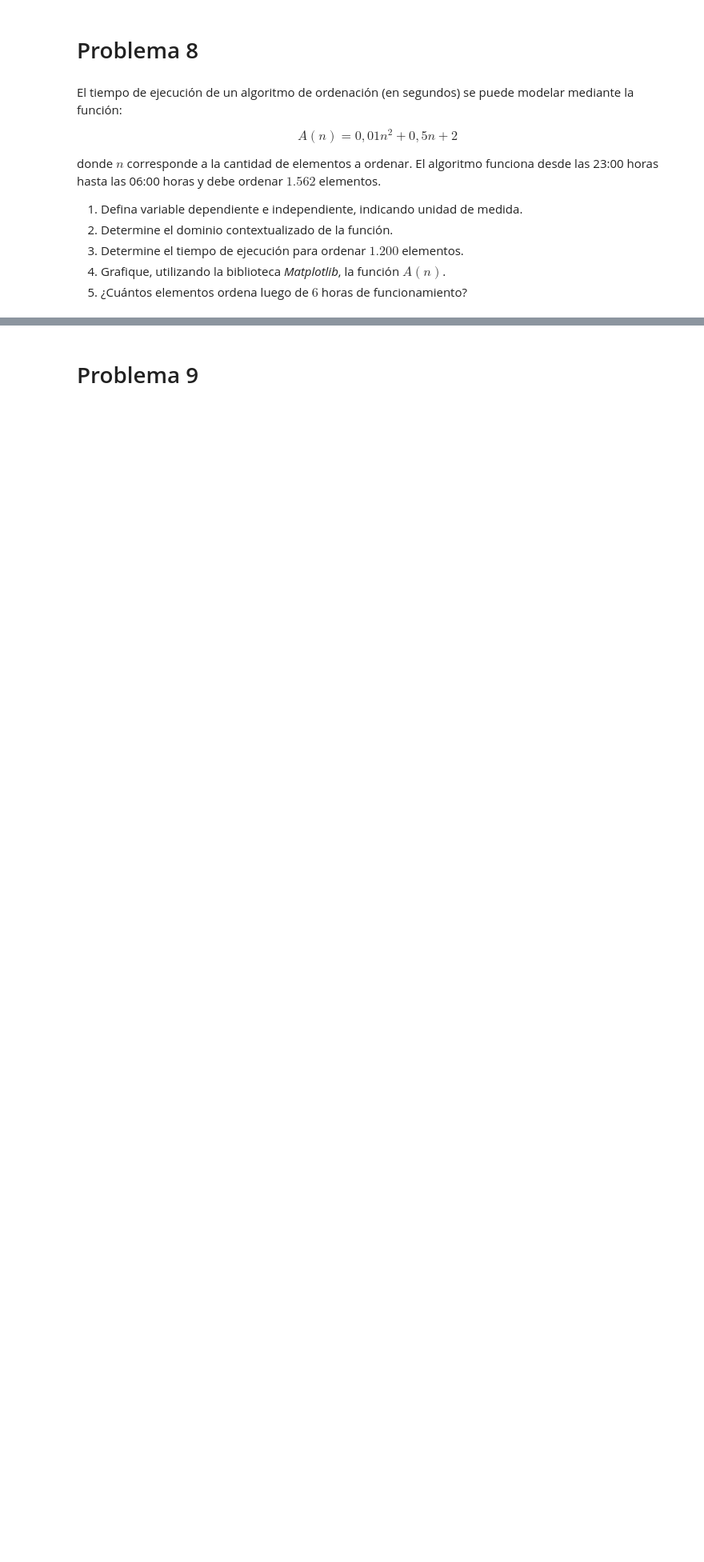
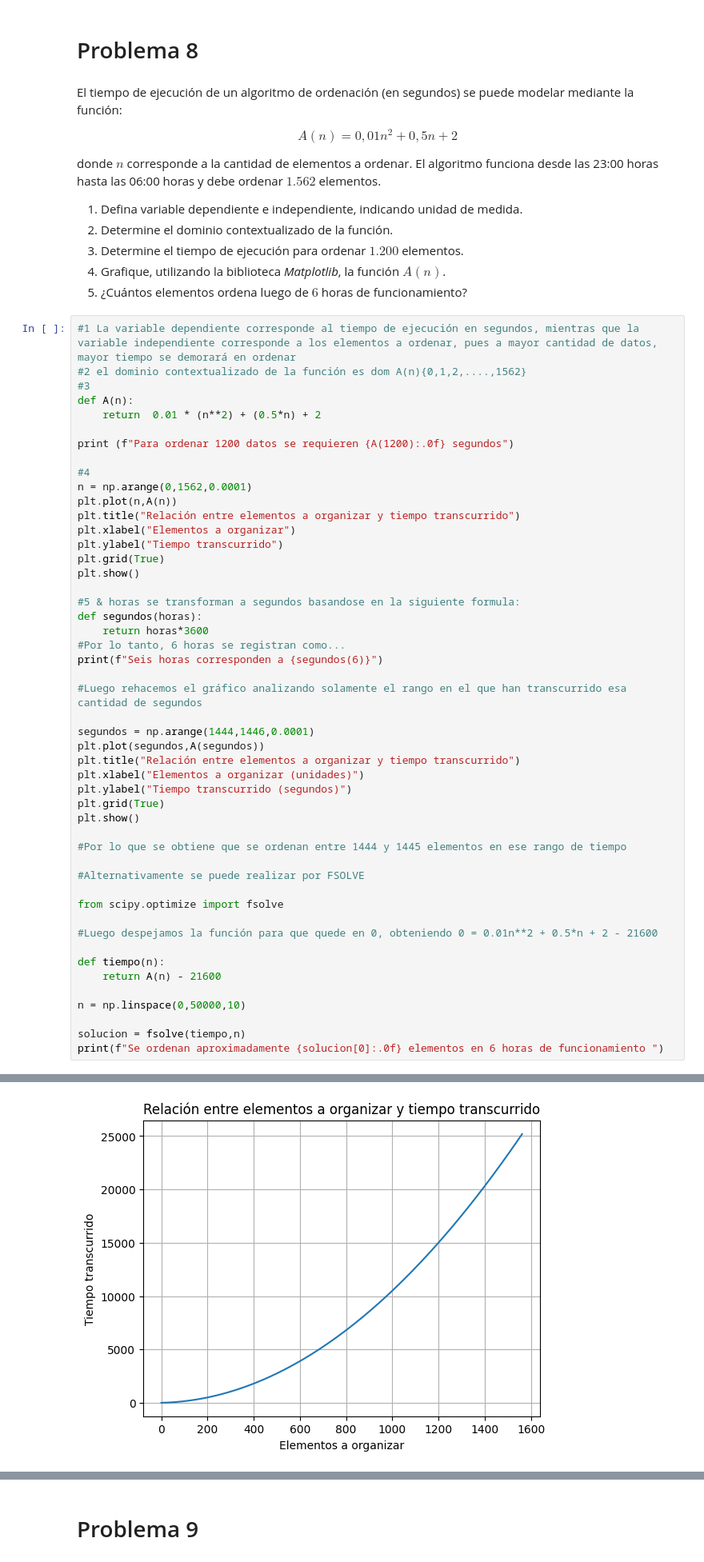
Before and after one commit to GoncalvesValenzuela/Programacion, a Jupyter notebook: G1_Funciones.ipynb, the cells around one changed output, grey strips where cells are left out. Shown at 80% size. Saved outputs shown, nothing was run; the diff lists cells and outputs as text; blank space fills up the shorter version.

```diff
--- a/G1_Funciones.ipynb
+++ b/G1_Funciones.ipynb
@@ -271,3 +306,53 @@ donde $n$ corresponde a la cantidad de elementos a ordenar. El algoritmo funcion
 3. Determine el tiempo de ejecución para ordenar $1.200$ elementos.
 4. Grafique, utilizando la biblioteca *Matplotlib*, la función $A(n)$.
 5. ¿Cuántos elementos ordena luego de $6$ horas de funcionamiento?
+# %%
+#1 La variable dependiente corresponde al tiempo de ejecución en segundos, mientras que la variable independiente corresponde a los elementos a ordenar, pues a mayor cantidad de datos, mayor tiempo se demorará en ordenar
+#2 el dominio contextualizado de la función es dom A(n){0,1,2,....,1562}
+#3
+def A(n):
+    return  0.01 * (n**2) + (0.5*n) + 2
+
+print (f"Para ordenar 1200 datos se requieren {A(1200):.0f} segundos")
+
+#4
+n = np.arange(0,1562,0.0001)
+plt.plot(n,A(n))
+plt.title("Relación entre elementos a organizar y tiempo transcurrido")
+plt.xlabel("Elementos a organizar")
+plt.ylabel("Tiempo transcurrido")
+plt.grid(True)
+plt.show()
+
+#5 & horas se transforman a segundos basandose en la siguiente formula:
+def segundos(horas):
+    return horas*3600
+#Por lo tanto, 6 horas se registran como...
+print(f"Seis horas corresponden a {segundos(6)}")
+
+#Luego rehacemos el gráfico analizando solamente el rango en el que han transcurrido esa cantidad de segundos
+
+segundos = np.arange(1444,1446,0.0001)
+plt.plot(segundos,A(segundos))
+plt.title("Relación entre elementos a organizar y tiempo transcurrido")
+plt.xlabel("Elementos a organizar (unidades)")
+plt.ylabel("Tiempo transcurrido (segundos)")
+plt.grid(True)
+plt.show()
+
+#Por lo que se obtiene que se ordenan entre 1444 y 1445 elementos en ese rango de tiempo
+
+#Alternativamente se puede realizar por FSOLVE
+
+from scipy.optimize import fsolve
+
+#Luego despejamos la función para que quede en 0, obteniendo 0 = 0.01n**2 + 0.5*n + 2 - 21600
+
+def tiempo(n):
+    return A(n) - 21600
+
+n = np.linspace(0,50000,10)
+
+solucion = fsolve(tiempo,n)
+print(f"Se ordenan aproximadamente {solucion[0]:.0f} elementos en 6 horas de funcionamiento ")
+# %% [output]
@@ -273,0 +360 @@ donde $n$ corresponde a la cantidad de elementos a ordenar. El algoritmo funcion
+[figure, added]
```
Also changed, not shown: parts of 11 cells of this notebook.
